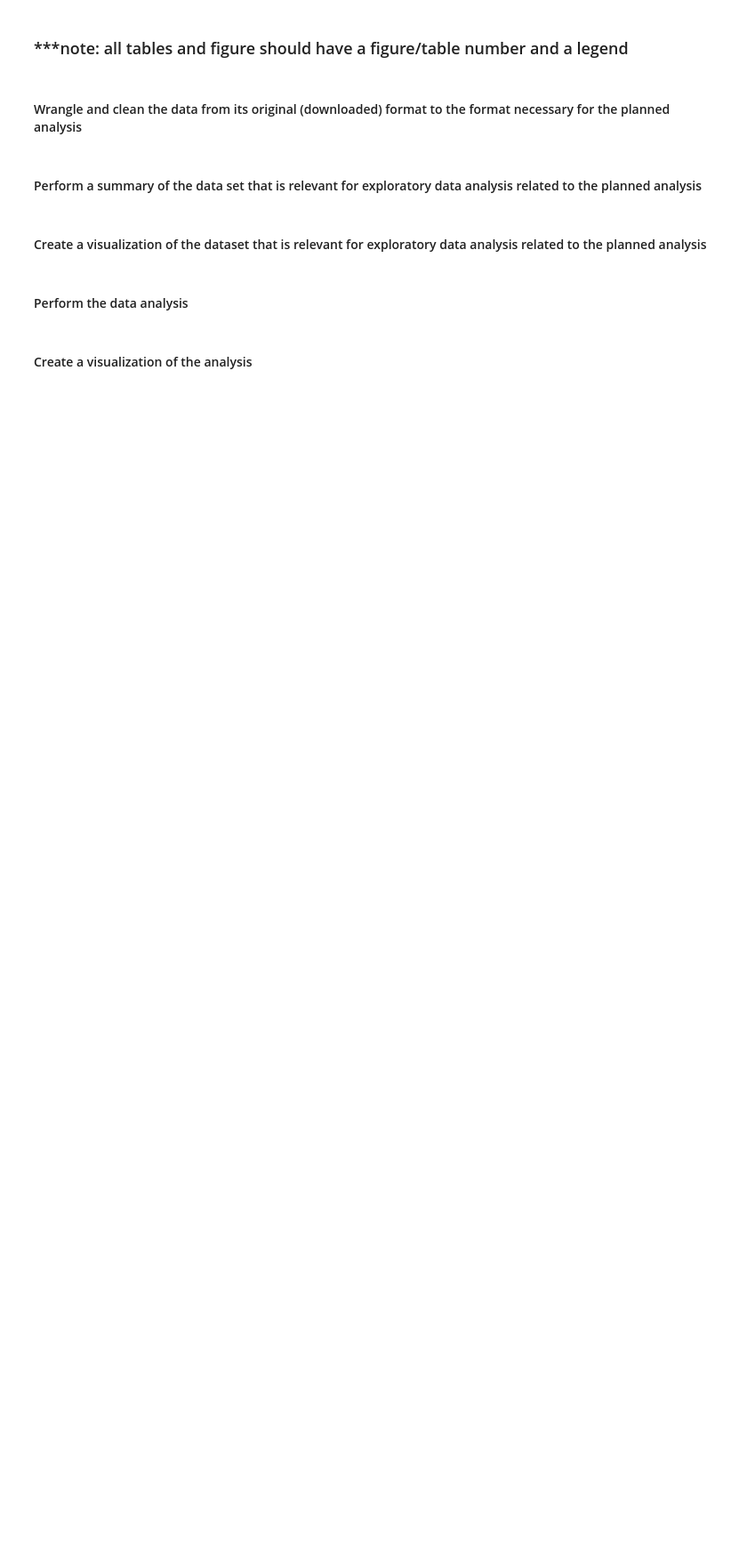
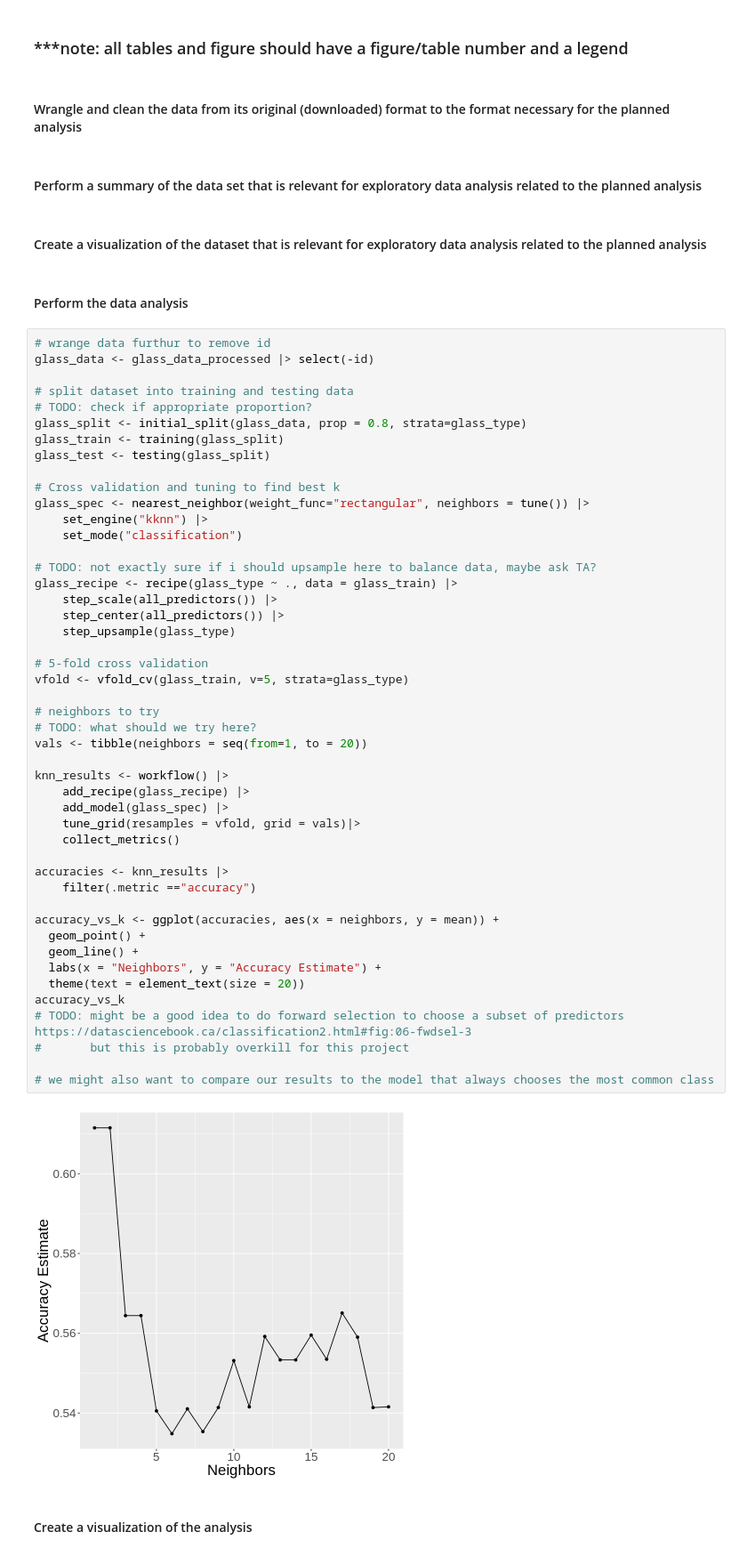
Before and after one commit to omairqazi29/DSCI100, a Jupyter notebook: Report.ipynb, the cells around one changed output. Shown at 89% size. Drawn from its saved outputs; the diff is of its cells as text; blank space fills up the shorter version.

Commit message:
cross validation to find best k

```diff
--- a/Report.ipynb
+++ b/Report.ipynb
@@ -80,5 +83,54 @@ levels(glass_data_processed$glass_type) <- glass_type_names
 #### Create a visualization of the dataset that is relevant for exploratory data analysis related to the planned analysis
 # %% [markdown]
 #### Perform the data analysis
+# %%
+# wrange data furthur to remove id
+glass_data <- glass_data_processed |> select(-id)
+
+# split dataset into training and testing data
+# TODO: check if appropriate proportion?
+glass_split <- initial_split(glass_data, prop = 0.8, strata=glass_type)
+glass_train <- training(glass_split)
+glass_test <- testing(glass_split)
+
+# Cross validation and tuning to find best k
+glass_spec <- nearest_neighbor(weight_func="rectangular", neighbors = tune()) |>
+    set_engine("kknn") |>
+    set_mode("classification")
+
+# TODO: not exactly sure if i should upsample here to balance data, maybe ask TA?
+glass_recipe <- recipe(glass_type ~ ., data = glass_train) |>
+    step_scale(all_predictors()) |>
+    step_center(all_predictors()) |>
+    step_upsample(glass_type)
+
+# 5-fold cross validation
+vfold <- vfold_cv(glass_train, v=5, strata=glass_type)
+
+# neighbors to try
+# TODO: what should we try here?
+vals <- tibble(neighbors = seq(from=1, to = 20))
+
+knn_results <- workflow() |>
+    add_recipe(glass_recipe) |>
+    add_model(glass_spec) |>
+    tune_grid(resamples = vfold, grid = vals)|>
+    collect_metrics()
+
+accuracies <- knn_results |>
+    filter(.metric =="accuracy")
+
+accuracy_vs_k <- ggplot(accuracies, aes(x = neighbors, y = mean)) +
+  geom_point() +
+  geom_line() +
+  labs(x = "Neighbors", y = "Accuracy Estimate") +
+  theme(text = element_text(size = 20))
+accuracy_vs_k
+# TODO: might be a good idea to do forward selection to choose a subset of predictors https://datasciencebook.ca/classification2.html#fig:06-fwdsel-3
+#       but this is probably overkill for this project
+
+# we might also want to compare our results to the model that always chooses the most common class
+# %% [output]
+[figure, added]
 # %% [markdown]
 #### Create a visualization of the analysis
```
Also changed, not shown: parts of 2 cells of this notebook.
